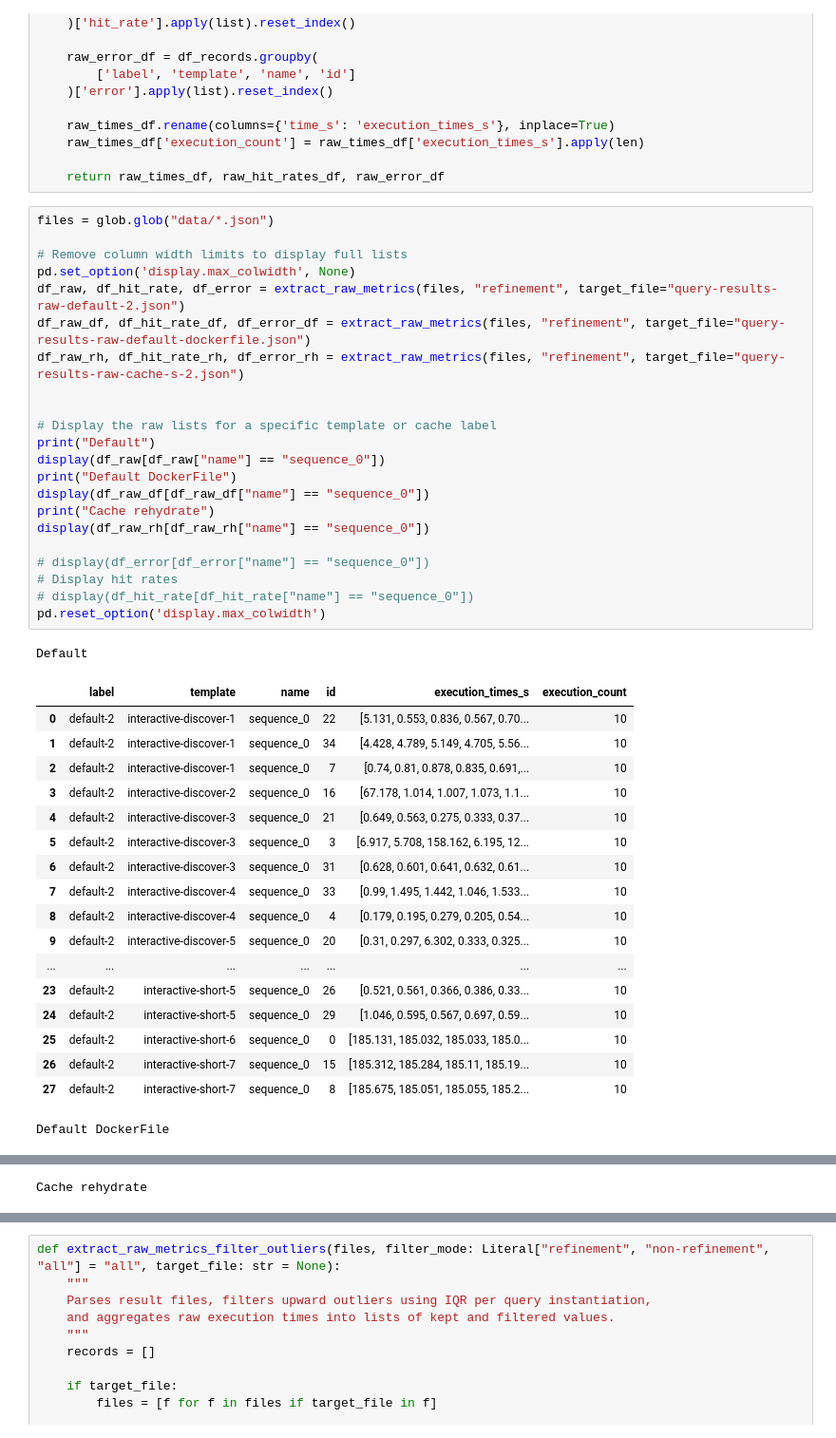
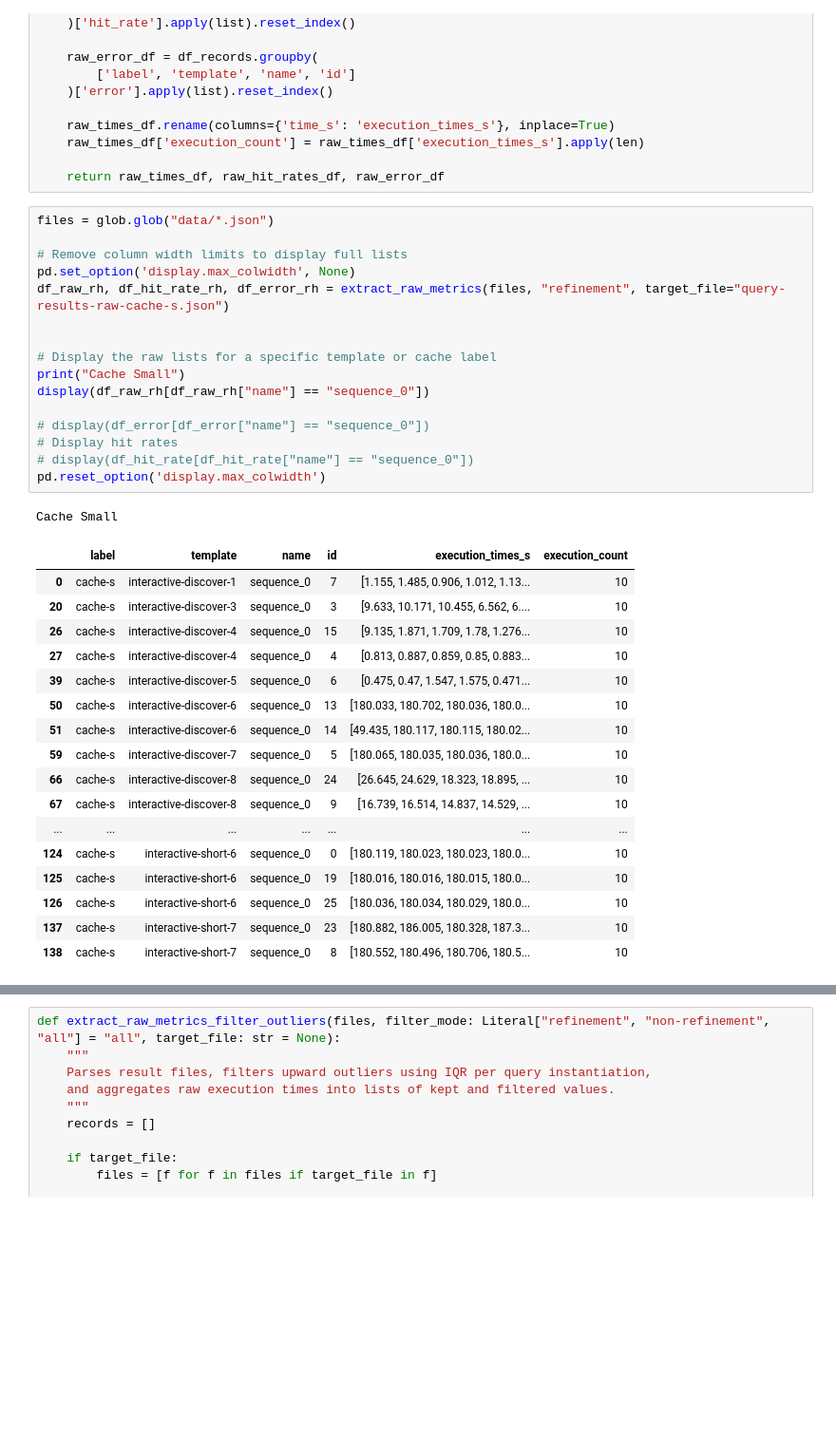
Before and after one commit to RubenEschauzier/process-raw-caching-jbr-output, a Jupyter notebook: src/data_analysis.ipynb, the cells around one changed output, grey strips where cells are left out. Shown at 95% size. Saved outputs shown, nothing was run; the diff lists cells and outputs as text; blank space fills up the shorter version.

```diff
--- a/src/data_analysis.ipynb
+++ b/src/data_analysis.ipynb
@@ -532,42 +527,35 @@ def extract_raw_metrics(files, filter_mode: Literal["refinement", "non-refinemen
 # %%
 files = glob.glob("data/*.json")
 
 # Remove column width limits to display full lists
 pd.set_option('display.max_colwidth', None)
-df_raw, df_hit_rate, df_error = extract_raw_metrics(files, "refinement", target_file="query-results-raw-default-2.json")
-df_raw_df, df_hit_rate_df, df_error_df = extract_raw_metrics(files, "refinement", target_file="query-results-raw-default-dockerfile.json")
-df_raw_rh, df_hit_rate_rh, df_error_rh = extract_raw_metrics(files, "refinement", target_file="query-results-raw-cache-s-2.json")
+df_raw_rh, df_hit_rate_rh, df_error_rh = extract_raw_metrics(files, "refinement", target_file="query-results-raw-cache-s.json")
 
 
 # Display the raw lists for a specific template or cache label
-print("Default")
-display(df_raw[df_raw["name"] == "sequence_0"])
-print("Default DockerFile")
-display(df_raw_df[df_raw_df["name"] == "sequence_0"])
-print("Cache rehydrate")
+print("Cache Small")
 display(df_raw_rh[df_raw_rh["name"] == "sequence_0"])
 
 # display(df_error[df_error["name"] == "sequence_0"])
 # Display hit rates
 # display(df_hit_rate[df_hit_rate["name"] == "sequence_0"])
 pd.reset_option('display.max_colwidth')
 # %% [output]
-Default
+Cache Small
 |  | label | template | name | id | execution_times_s | execution_count |
-| 0 | default-2 | interactive-discover-1 | sequence_0 | 22 | [5.131, 0.553, 0.836, 0.567, 0.70... | 10 |
-| 1 | default-2 | interactive-discover-1 | sequence_0 | 34 | [4.428, 4.789, 5.149, 4.705, 5.56... | 10 |
-| 2 | default-2 | interactive-discover-1 | sequence_0 | 7 | [0.74, 0.81, 0.878, 0.835, 0.691,... | 10 |
-| 3 | default-2 | interactive-discover-2 | sequence_0 | 16 | [67.178, 1.014, 1.007, 1.073, 1.1... | 10 |
-| 4 | default-2 | interactive-discover-3 | sequence_0 | 21 | [0.649, 0.563, 0.275, 0.333, 0.37... | 10 |
-| 5 | default-2 | interactive-discover-3 | sequence_0 | 3 | [6.917, 5.708, 158.162, 6.195, 12... | 10 |
-| 6 | default-2 | interactive-discover-3 | sequence_0 | 31 | [0.628, 0.601, 0.641, 0.632, 0.61... | 10 |
-| 7 | default-2 | interactive-discover-4 | sequence_0 | 33 | [0.99, 1.495, 1.442, 1.046, 1.533... | 10 |
-| 8 | default-2 | interactive-discover-4 | sequence_0 | 4 | [0.179, 0.195, 0.279, 0.205, 0.54... | 10 |
-| 9 | default-2 | interactive-discover-5 | sequence_0 | 20 | [0.31, 0.297, 6.302, 0.333, 0.325... | 10 |
+| 0 | cache-s | interactive-discover-1 | sequence_0 | 7 | [1.155, 1.485, 0.906, 1.012, 1.13... | 10 |
+| 20 | cache-s | interactive-discover-3 | sequence_0 | 3 | [9.633, 10.171, 10.455, 6.562, 6.... | 10 |
+| 26 | cache-s | interactive-discover-4 | sequence_0 | 15 | [9.135, 1.871, 1.709, 1.78, 1.276... | 10 |
+| 27 | cache-s | interactive-discover-4 | sequence_0 | 4 | [0.813, 0.887, 0.859, 0.85, 0.883... | 10 |
+| 39 | cache-s | interactive-discover-5 | sequence_0 | 6 | [0.475, 0.47, 1.547, 1.575, 0.471... | 10 |
+| 50 | cache-s | interactive-discover-6 | sequence_0 | 13 | [180.033, 180.702, 180.036, 180.0... | 10 |
+| 51 | cache-s | interactive-discover-6 | sequence_0 | 14 | [49.435, 180.117, 180.115, 180.02... | 10 |
+| 59 | cache-s | interactive-discover-7 | sequence_0 | 5 | [180.065, 180.035, 180.036, 180.0... | 10 |
+| 66 | cache-s | interactive-discover-8 | sequence_0 | 24 | [26.645, 24.629, 18.323, 18.895, ... | 10 |
+| 67 | cache-s | interactive-discover-8 | sequence_0 | 9 | [16.739, 16.514, 14.837, 14.529, ... | 10 |
 | ... | ... | ... | ... | ... | ... | ... |
-| 23 | default-2 | interactive-short-5 | sequence_0 | 26 | [0.521, 0.561, 0.366, 0.386, 0.33... | 10 |
-| 24 | default-2 | interactive-short-5 | sequence_0 | 29 | [1.046, 0.595, 0.567, 0.697, 0.59... | 10 |
-| 25 | default-2 | interactive-short-6 | sequence_0 | 0 | [185.131, 185.032, 185.033, 185.0... | 10 |
-| 26 | default-2 | interactive-short-7 | sequence_0 | 15 | [185.312, 185.284, 185.11, 185.19... | 10 |
-| 27 | default-2 | interactive-short-7 | sequence_0 | 8 | [185.675, 185.051, 185.055, 185.2... | 10 |
+| 124 | cache-s | interactive-short-6 | sequence_0 | 0 | [180.119, 180.023, 180.023, 180.0... | 10 |
+| 125 | cache-s | interactive-short-6 | sequence_0 | 19 | [180.016, 180.016, 180.015, 180.0... | 10 |
+| 126 | cache-s | interactive-short-6 | sequence_0 | 25 | [180.036, 180.034, 180.029, 180.0... | 10 |
+| 137 | cache-s | interactive-short-7 | sequence_0 | 23 | [180.882, 186.005, 180.328, 187.3... | 10 |
+| 138 | cache-s | interactive-short-7 | sequence_0 | 8 | [180.552, 180.496, 180.706, 180.5... | 10 |
-Default DockerFile
@@ -591 +561,0 @@ Default DockerFile
-Cache rehydrate
```
Also changed, not shown: parts of 4 cells of this notebook, 5 other files.
